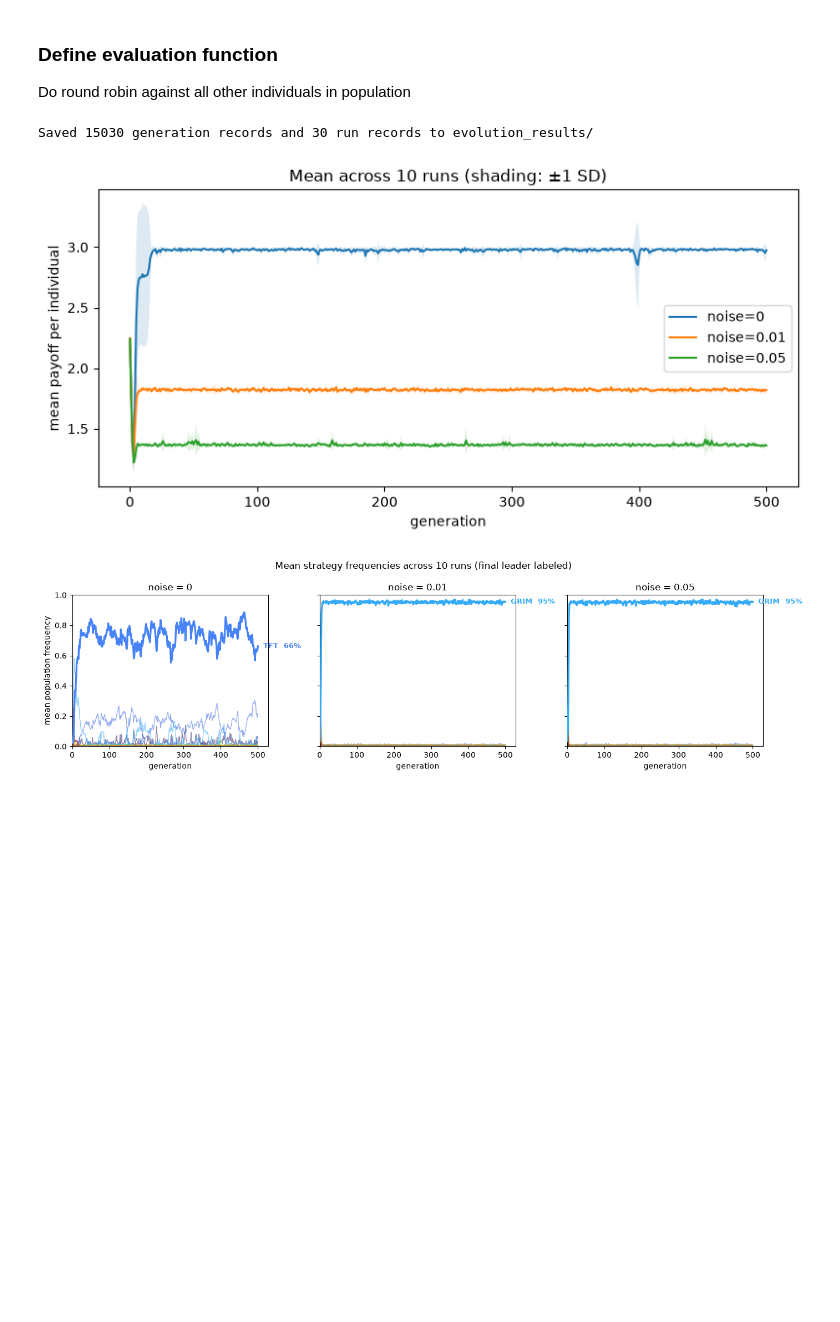
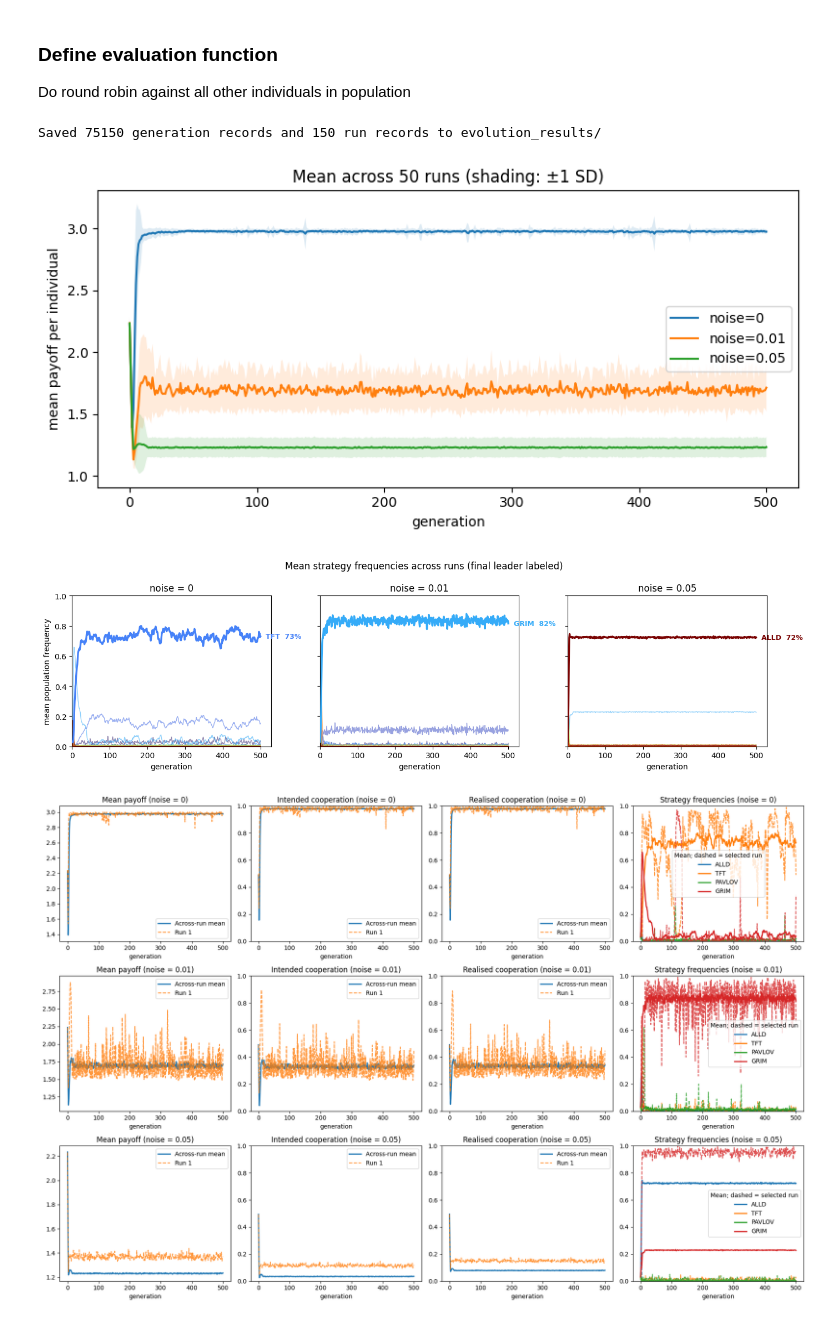
Before and after one commit to lk1ng/Project_Iterated_Prisoners_Dilemma, a Jupyter notebook: prisoners_dilemma.ipynb, the cells around one changed output. Cells and saved outputs as stored; diff of their text form; code cells hidden in the pictures; blank space fills up the shorter version.

Commit message:
added intended/real cooperation matrix, plots to interpret the new cooperation data

```diff
--- a/prisoners_dilemma.ipynb
+++ b/prisoners_dilemma.ipynb
@@ -87,12 +92,19 @@ N_MATCH_REPLICATES = 20  # independent noisy matches per strategy pair
 current_pop = []
 current_noise = 0.0
 
-def play_match(p1, p2, noise, rng, h2h, n_rounds=N_ROUNDS):
+def play_match(p1, p2, noise, rng, h2h, n_rounds=N_ROUNDS, return_cooperation=False):
     last_outcome = None
     total = 0.0
+    intended_total = realized_total = 0
     for _ in range(n_rounds):
-        payoff, last_outcome = game(last_outcome, p1, p2, noise, rng, h2h)
+        payoff, last_outcome, intended, realized = game(
+            last_outcome, p1, p2, noise, rng, h2h, return_cooperation=True
+        )
         total += payoff
+        intended_total += intended
+        realized_total += realized
+    if return_cooperation:
+        return total / n_rounds, intended_total / n_rounds, realized_total / n_rounds
     return total / n_rounds
 # %%
 # Estimate each ordered matchup's expected payoff with independent trajectories.
@@ -246,6 +286,8 @@ for noise, runs in results.items():
                 "generation": generation,
                 "mean_payoff": run["mean_payoff"][generation],
                 "best_payoff": run["best_payoff"][generation],
+                "intended_cooperation": run["intended_cooperation"][generation],
+                "realized_cooperation": run["realized_cooperation"][generation],
             }
             row.update(dict(zip(strategy_columns, run["freq"][generation])))
             generation_rows.append(row)
@@ -291,37 +333,80 @@ for ax, noise in zip(axes, NOISE_LEVELS):
     for k in range(len(STRATEGIES)):
         is_leader = k == final_leader
         ax.plot(
             freq[:, k],
             color=strategy_colors(k),
             linewidth=2.4 if is_leader else 1.0,
             alpha=1.0 if is_leader else 0.55,
             zorder=3 if is_leader else 1,
         )
     leader = STRATEGIES[final_leader]
     leader_name = CLASSICS.get(leader, "".join(map(str, leader)))
     ax.annotate(
         f"{leader_name}  {freq[-1, final_leader]:.0%}",
         xy=(N_GENERATIONS, freq[-1, final_leader]),
         xytext=(7, 0),
         textcoords="offset points",
         color=strategy_colors(final_leader),
         fontsize=9,
         fontweight="bold",
         va="center",
         clip_on=False,
     )
     ax.set_title(f"noise = {noise}")
     ax.set_xlabel("generation")
     ax.set_ylim(0, 1)
     ax.set_xlim(0, N_GENERATIONS + 28)
 axes[0].set_ylabel("mean population frequency")
-fig.suptitle("Mean strategy frequencies across 10 runs (final leader labeled)")
+fig.suptitle("Mean strategy frequencies across runs (final leader labeled)")
 fig.tight_layout()
 plt.show()
+
+# Compare the mean with one individual run. Change RUN_TO_INSPECT to inspect
+# another zero-based run, or set it to None to show only the means.
+RUN_TO_INSPECT = 0
+main_strategies = {name: BITS_TO_IDS[strategy] for strategy, name in CLASSICS.items()
+                   if name in ("TFT", "PAVLOV", "ALLD", "GRIM")}
+fig, axes = plt.subplots(len(NOISE_LEVELS), 4, figsize=(18, 4 * len(NOISE_LEVELS)),
+                         squeeze=False)
+for row, noise in enumerate(NOISE_LEVELS):
+    runs = results[noise]
+    if RUN_TO_INSPECT is not None and not 0 <= RUN_TO_INSPECT < len(runs):
+        raise ValueError(f"RUN_TO_INSPECT must be between 0 and {len(runs) - 1}, or None")
+    for col, (key, title) in enumerate([
+        ("mean_payoff", "Mean payoff"),
+        ("intended_cooperation", "Intended cooperation"),
+        ("realized_cooperation", "Realised cooperation"),
+    ]):
+        ax = axes[row, col]
+        trajectories = np.array([run[key] for run in runs])
+        ax.plot(trajectories.mean(axis=0), label="Across-run mean", linewidth=2)
+        if RUN_TO_INSPECT is not None:
+            ax.plot(trajectories[RUN_TO_INSPECT], label=f"Run {RUN_TO_INSPECT + 1}",
+                    linestyle="--", alpha=0.8)
+        ax.set_title(f"{title} (noise = {noise})")
+        ax.set_xlabel("generation")
+        if col > 0:
+            ax.set_ylim(0, 1)
+        ax.legend()
+
+    ax = axes[row, 3]
+    for name, strategy_id in main_strategies.items():
+        trajectories = np.array([run["freq"][:, strategy_id] for run in runs])
+        line, = ax.plot(trajectories.mean(axis=0), label=name, linewidth=2)
+        if RUN_TO_INSPECT is not None:
+            ax.plot(trajectories[RUN_TO_INSPECT], color=line.get_color(),
+                    linestyle="--", alpha=0.8)
+    ax.set_title(f"Strategy frequencies (noise = {noise})")
+    ax.set_xlabel("generation")
+    ax.set_ylim(0, 1)
+    ax.legend(title="Mean; dashed = selected run")
+fig.tight_layout()
+plt.show()
 # %% [output]
-Saved 15030 generation records and 30 run records to evolution_results/
+Saved 75150 generation records and 150 run records to evolution_results/
-[figure, old version]
+[figure, new version]
-[figure, old version]
+[figure, new version]
+[figure, added]
 # %%
 run_rows[:5]
 # %% [output]
```
Also changed, not shown: parts of 4 cells of this notebook.
